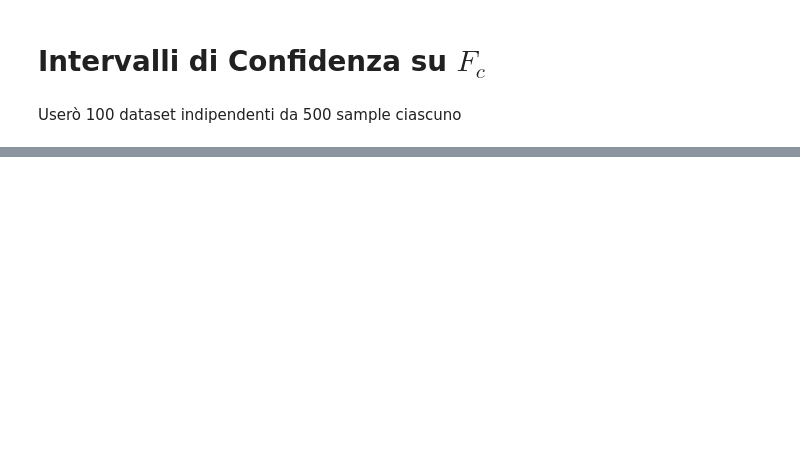
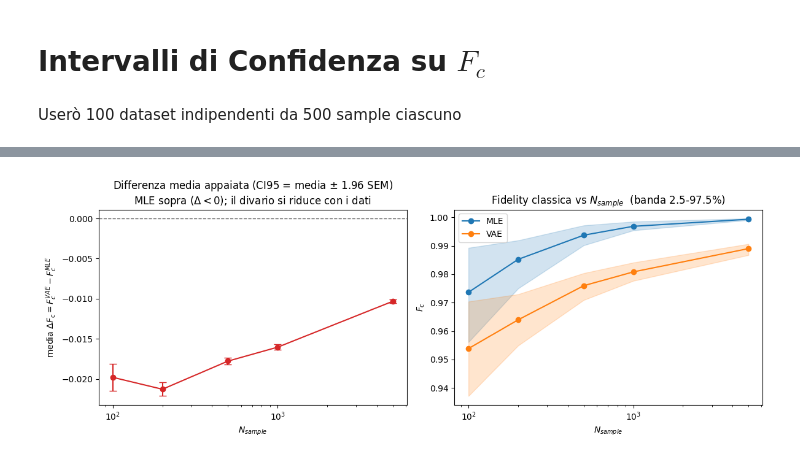
Before and after one commit to srazzetti/statistical-qst-vae, a Jupyter notebook: notebook/stat_analysis.ipynb, the cells around one changed output, grey strips where cells are left out. Saved outputs shown, nothing was run; the diff lists cells and outputs as text; code cells hidden in the pictures; blank space fills up the shorter version.

```diff
--- a/notebook/stat_analysis.ipynb
+++ b/notebook/stat_analysis.ipynb
@@ -165,0 +239,29 @@ frazione dataset con VAE meglio di MLE: 0.00%
+# %%
+# --- Visualizzazione: differenza media e fidelity vs N_sample ---
+fig, (ax1, ax2) = plt.subplots(1, 2, figsize=(12, 4.5))
+
+# (sinistra) media di Delta con CI95 gaussiano (media +/- 1.96 SEM), vs N_sample
+ax1.axhline(0, color='k', lw=1, ls='--', alpha=.6)
+ax1.errorbar(res.N_sample, res.mean_delta, yerr=1.96 * res.sem_delta.values,
+             fmt='o-', capsize=4, color='C3')
+ax1.set_xscale('log')
+ax1.set_xlabel(r"$N_{sample}$")
+ax1.set_ylabel(r"media $\Delta F_c = F_c^{VAE} - F_c^{MLE}$")
+ax1.set_title("Differenza media appaiata (CI95 = media $\\pm$ 1.96 SEM)\nMLE sopra ($\\Delta<0$); il divario si riduce con i dati")
+
+# (destra) F_c per metodo con banda 2.5-97.5 percentile delle B=50 repliche (spread Monte Carlo)
+for met, c in [('MLE', 'C0'), ('VAE', 'C1')]:
+    g = df_cmp[df_cmp.method == met].groupby('N_sample')['F_c']
+    ax2.plot(g.mean().index, g.mean().values, 'o-', color=c, label=met)
+    ax2.fill_between(g.mean().index, g.quantile(.025).values, g.quantile(.975).values,
+                     color=c, alpha=.2)
+ax2.set_xscale('log')
+ax2.set_xlabel(r"$N_{sample}$")
+ax2.set_ylabel(r"$F_c$")
+ax2.set_title("Fidelity classica vs $N_{sample}$  (banda 2.5-97.5%)")
+ax2.legend()
+
+fig.tight_layout()
+plt.show()
+# %% [output]
+[figure, added]
```
Also changed, not shown: parts of 8 cells of this notebook, 12 other files.
